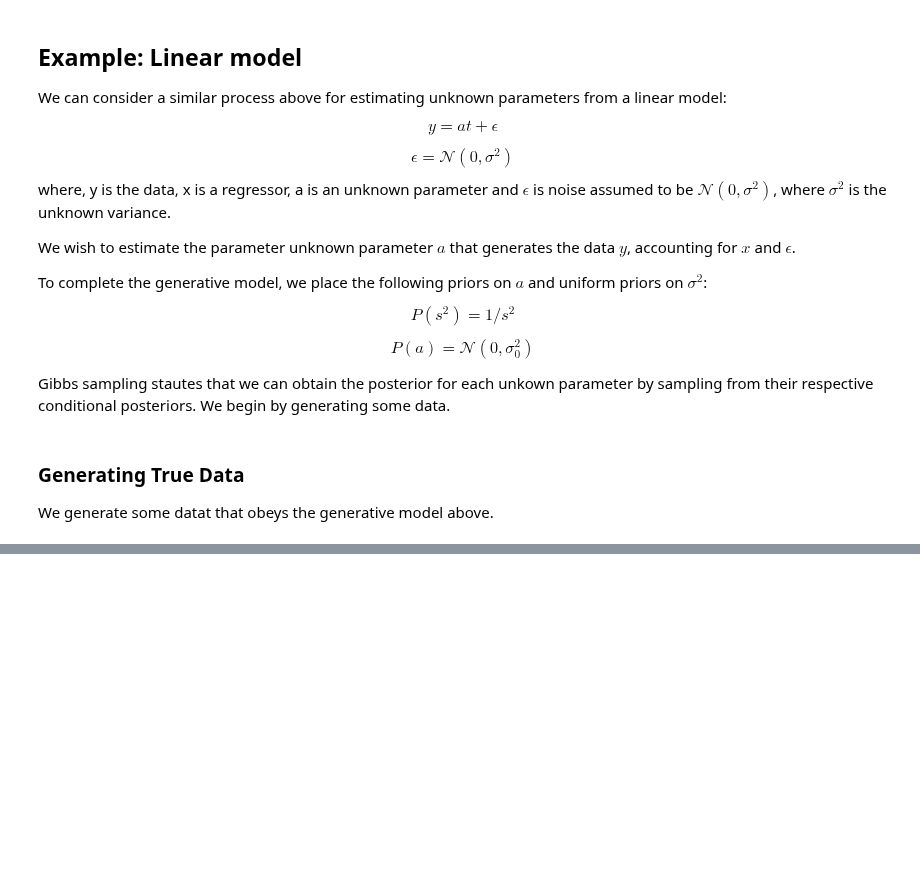
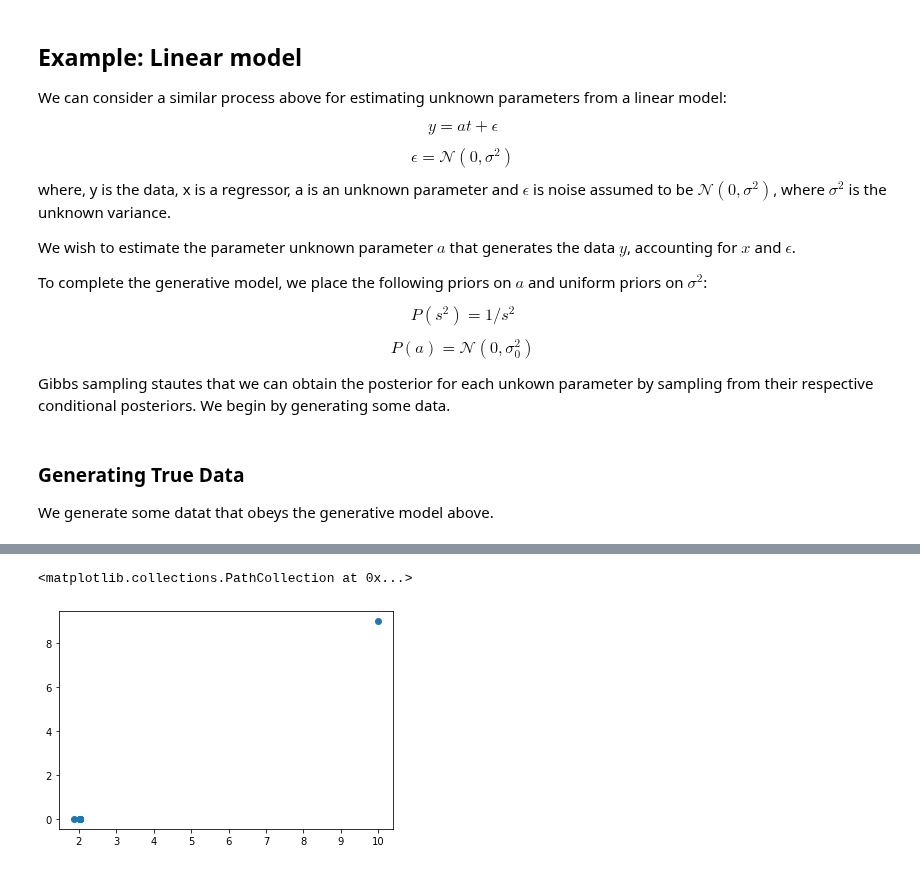
Before and after one commit to PavanChaggar/Bayesian_inference, a Jupyter notebook: python_tutorials/Gibbs_Sampling.ipynb, the cells around one changed output, grey strips where cells are left out. Drawn from its saved outputs; the diff is of its cells as text; code cells hidden in the pictures; blank space fills up the shorter version.

```diff
--- a/python_tutorials/Gibbs_Sampling.ipynb
+++ b/python_tutorials/Gibbs_Sampling.ipynb
@@ -169,0 +170,18 @@ plt.show()
+# %%
+niter = 1000
+a_s=np.zeros((niter+1,1))
+v_s=np.zeros((niter+1,1))
+
+a_s[0]=10;
+v_s[0]=9;
+
+for i in range(niter):
+
+    a_s[i+1] = np.random.normal(np.sum(t*y)/np.sum(t*t),np.sqrt(v_s[i]/np.sum(t*t)));
+
+    v_s[i+1] = 1/np.random.gamma(niter/2, np.sum((y-(a_s[i+1]*t))**2));
+# %%
+plt.scatter(a_s,v_s)
+# %% [output]
+<matplotlib.collections.PathCollection at 0x...>
+[figure, added]
```
Also changed, not shown: parts of 1 cell of this notebook.
